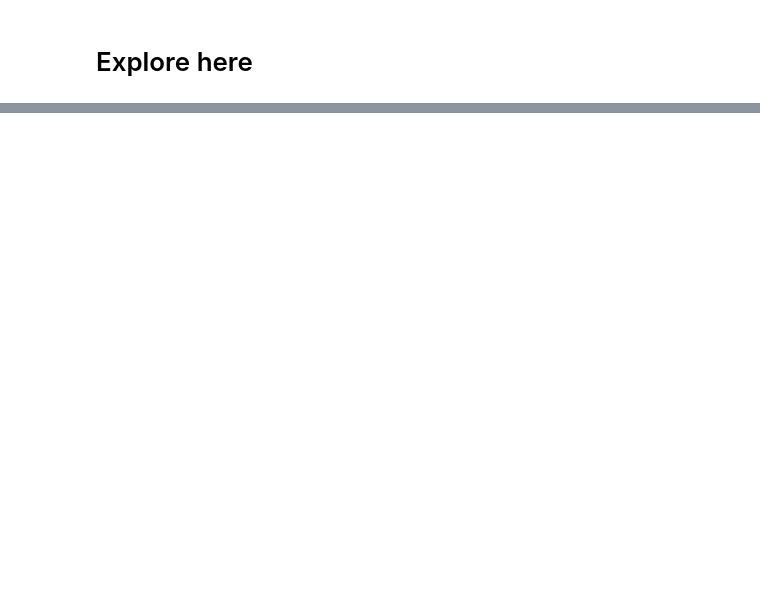
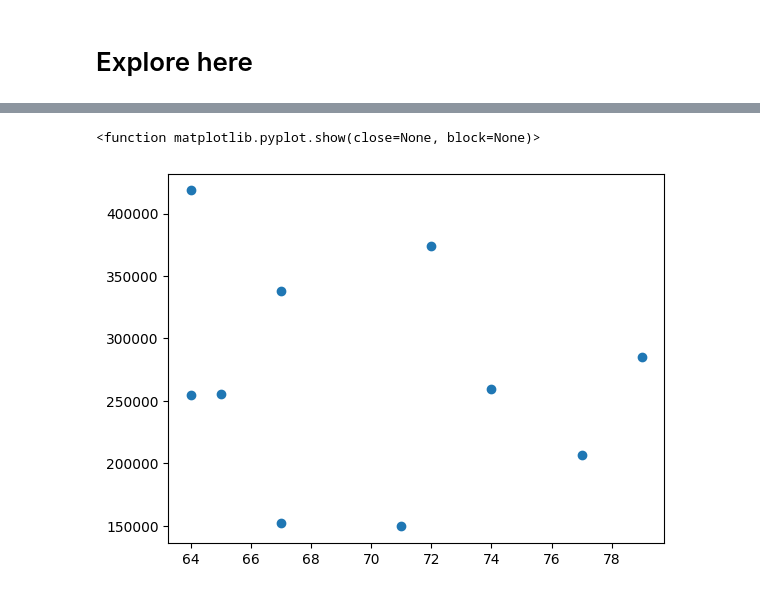
Before and after one commit to PabloTSuarez/interacting-with-api-python-project-tutorial_PTS, a Jupyter notebook: src/explore.ipynb, the cells around one changed output, grey strips where cells are left out. Cells and saved outputs as stored; diff of their text form; code cells hidden in the pictures; blank space fills up the shorter version.

```diff
--- a/src/explore.ipynb
+++ b/src/explore.ipynb
@@ -20,4 +20,4 @@ id_artista = '64tNsm6TnZe2zpcMVMOoHL'
 
 respuesta = sp.artist_top_tracks(id_artista)
 
-print(respuesta)
+tracks = respuesta['tracks']
@@ -25,0 +24,3 @@ print(respuesta)
+# %%
+df_tracks = pd.DataFrame.from_records(tracks)
+df_tracks
@@ -25,0 +39,3 @@ print(respuesta)
+# %%
+df_tracks.sort_values(['popularity'],inplace=True)
+df_tracks
@@ -25,0 +61,8 @@ print(respuesta)
+# %%
+import matplotlib.pyplot as plt
+
+plt.scatter(x=df_tracks['popularity'],y=df_tracks['duration_ms'])
+plt.show
+# %% [output]
+<function matplotlib.pyplot.show(close=None, block=None)>
+[figure, added]
```
Also changed, not shown: parts of 4 cells of this notebook, 1 other file.
